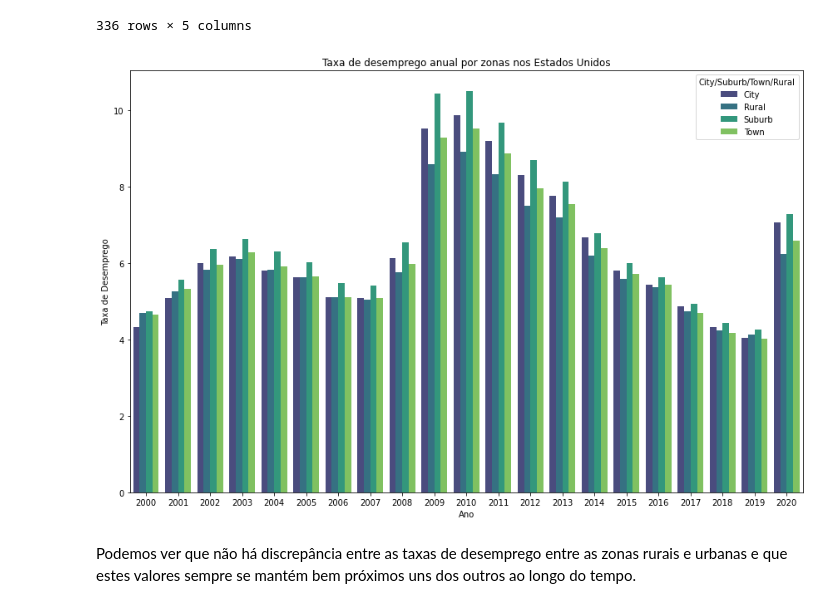
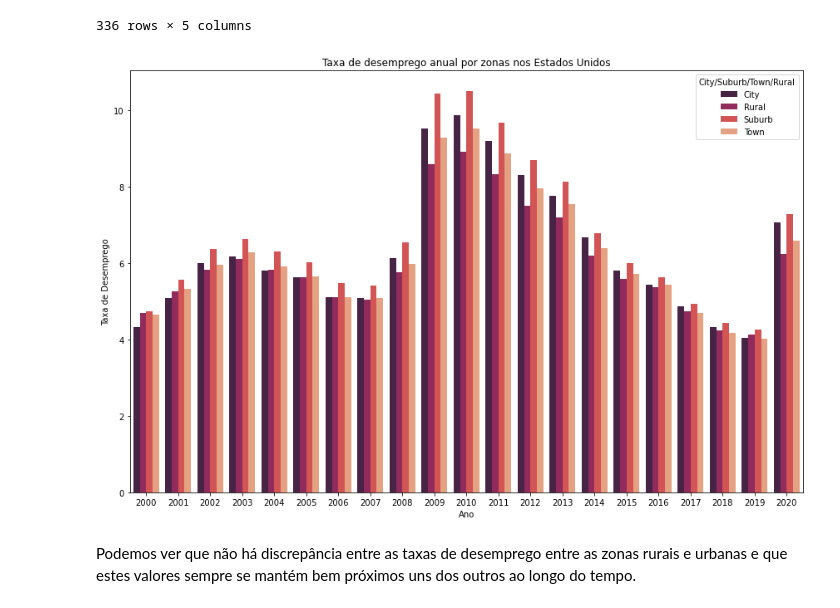
Before and after one commit to micheldearaujo/02-Analise_de_Dados-CIn, a Jupyter notebook: Análise_Dados.ipynb, the cells around one changed output. Drawn from its saved outputs; the diff is of its cells as text; code cells hidden in the pictures.

```diff
--- a/Análise_Dados.ipynb
+++ b/Análise_Dados.ipynb
@@ -458,18 +505,18 @@ desemprego_zonas
 # %%
 fig = plt.figure(figsize=(12,8))
 sns.barplot(data=desemprego_zonas[desemprego_zonas.variavel == 'taxaDesemprego'],
            x='ano',
            y='value',
            hue='City/Suburb/Town/Rural',
-           palette='viridis')
+           palette='rocket')
 
 plt.xlabel("Ano")
 plt.ylabel("Taxa de Desemprego")
 plt.title("Taxa de desemprego anual por zonas nos Estados Unidos")
 plt.tight_layout()
 plt.show()
 # %% [output]
-[figure, old version]
+[figure, new version]
 # %% [markdown]
 Podemos ver que não há discrepância entre as taxas de desemprego entre as zonas rurais e urbanas e que estes valores sempre se mantém bem próximos uns dos outros ao longo do tempo.
 # %% [markdown]
```
Also changed, not shown: parts of 31 cells of this notebook.
